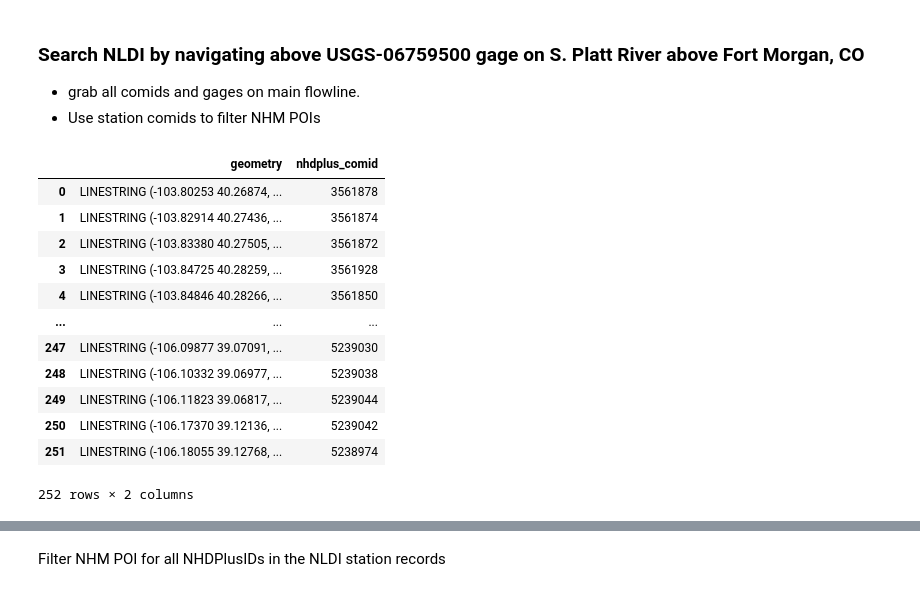
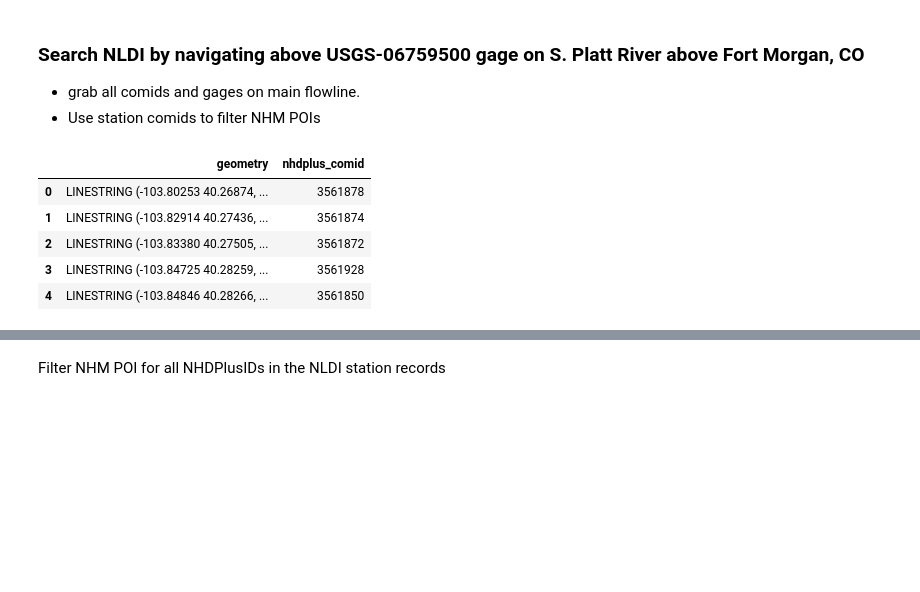
Before and after one commit to rmcd-mscb/onhm2thredds, a Jupyter notebook: notebook/getnhm_segment.ipynb, the cells around one changed output, grey strips where cells are left out. Saved outputs shown, nothing was run; the diff lists cells and outputs as text; code cells hidden in the pictures; blank space fills up the shorter version.

```diff
--- a/notebook/getnhm_segment.ipynb
+++ b/notebook/getnhm_segment.ipynb
@@ -140,27 +140,20 @@ nldi_flw_main = NLDI().navigate_byid(fsource="nwissite",
                              fid=f"USGS-{gage_id}",
                              navigation="upstreamMain",
                              source="flowlines",
-                             distance=5000)
+                             distance=50)
 
 nldi_st_all = NLDI().navigate_byid(fsource="nwissite",
                              fid=f"USGS-{gage_id}",
                              navigation="upstreamMain",
                              source="nwissite",
-                             distance=5000)
+                             distance=50)
 # %%
-nldi_flw_main
+nldi_flw_main.head()
 # %% [output]
 |  | geometry | nhdplus_comid |
 | 0 | LINESTRING (-103.80253 40.26874, ... | 3561878 |
 | 1 | LINESTRING (-103.82914 40.27436, ... | 3561874 |
 | 2 | LINESTRING (-103.83380 40.27505, ... | 3561872 |
 | 3 | LINESTRING (-103.84725 40.28259, ... | 3561928 |
 | 4 | LINESTRING (-103.84846 40.28266, ... | 3561850 |
-| ... | ... | ... |
-| 247 | LINESTRING (-106.09877 39.07091, ... | 5239030 |
-| 248 | LINESTRING (-106.10332 39.06977, ... | 5239038 |
-| 249 | LINESTRING (-106.11823 39.06817, ... | 5239044 |
-| 250 | LINESTRING (-106.17370 39.12136, ... | 5239042 |
-| 251 | LINESTRING (-106.18055 39.12768, ... | 5238974 |
-252 rows × 2 columns
 # %%
```
Also changed, not shown: parts of 8 cells of this notebook.
